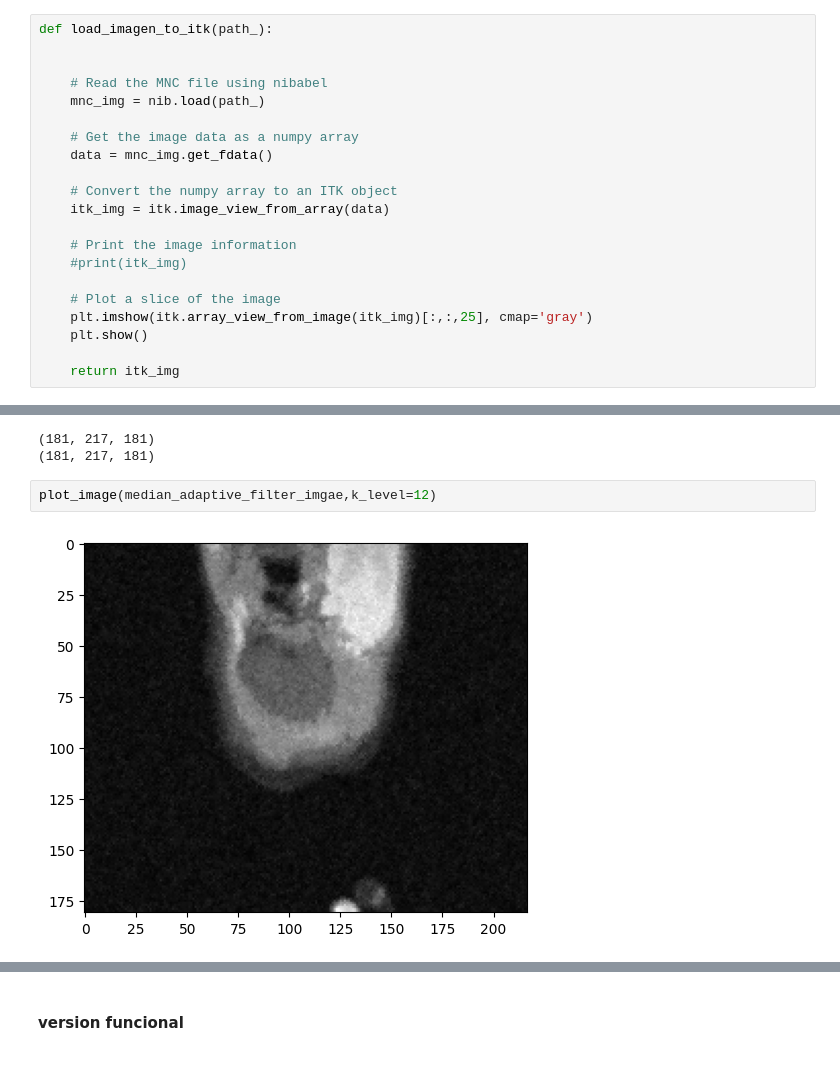
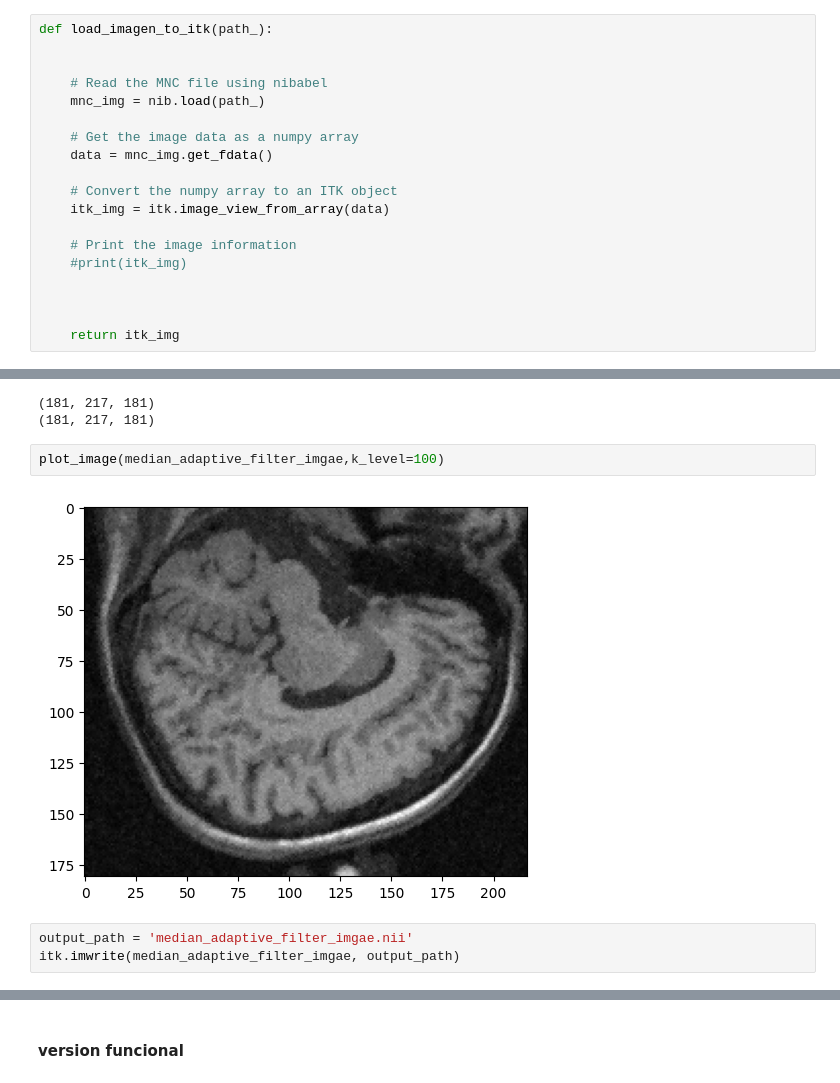
Before and after one commit to jesuarezt/procesamiento_imagenes_medicas, a Jupyter notebook: taller_3_filtrado_papper/papper_interpretation.ipynb, the cells around one changed output, grey strips where cells are left out. Drawn from its saved outputs; the diff is of its cells as text.

```diff
--- a/taller_3_filtrado_papper/papper_interpretation.ipynb
+++ b/taller_3_filtrado_papper/papper_interpretation.ipynb
@@ -24,9 +24,7 @@ def load_imagen_to_itk(path_):
     # Print the image information
     #print(itk_img)
 
-    # Plot a slice of the image
-    plt.imshow(itk.array_view_from_image(itk_img)[:,:,25], cmap='gray')
-    plt.show()
+
 
     return itk_img
 # %%
@@ -197,6 +198,9 @@ median_adaptive_filter_imgae = itk.GetImageFromArray(data_final)
 (181, 217, 181)
 (181, 217, 181)
 # %%
-plot_image(median_adaptive_filter_imgae,k_level=12)
+plot_image(median_adaptive_filter_imgae,k_level=100)
 # %% [output]
-[figure, old version]
+[figure, new version]
+# %%
+output_path = 'median_adaptive_filter_imgae.nii'
+itk.imwrite(median_adaptive_filter_imgae, output_path)
```
Also changed, not shown: parts of 4 cells of this notebook, 11 other files.
